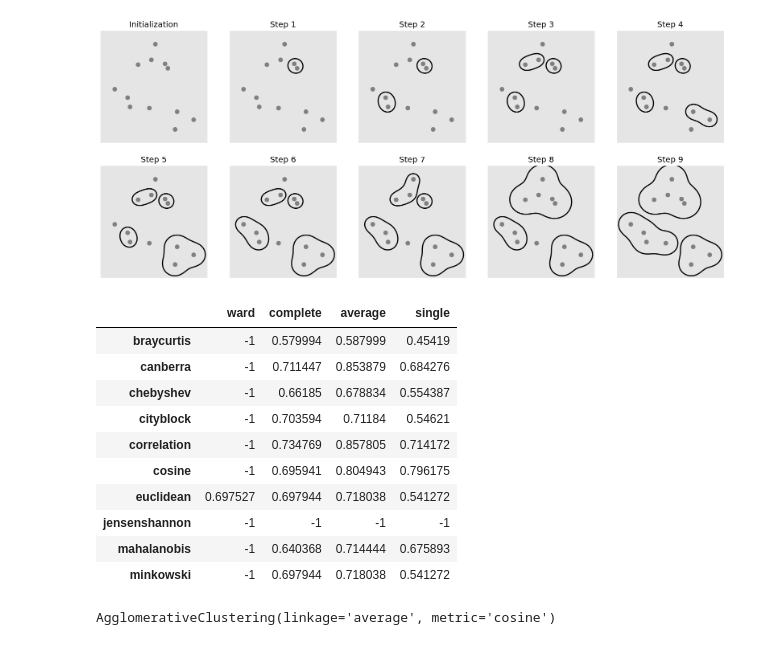
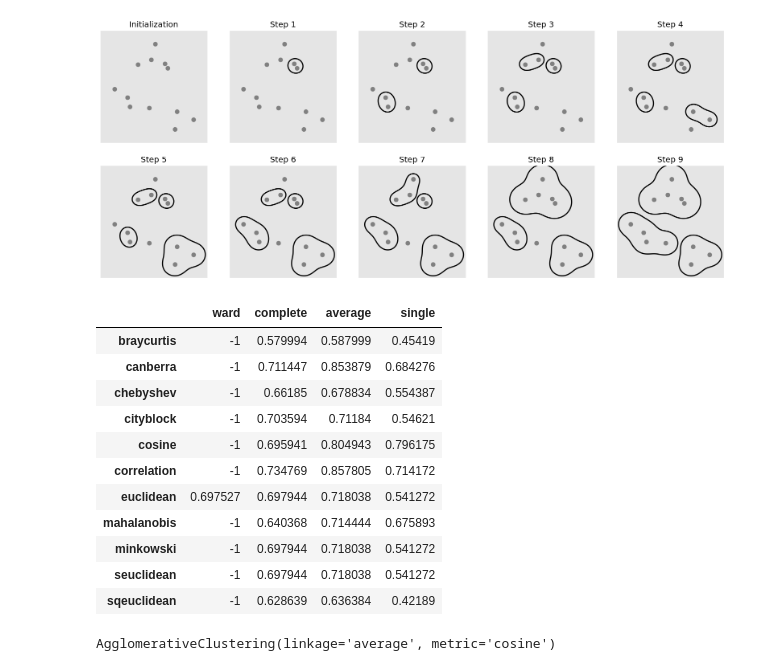
Before and after one commit to lacamposm/Metodos-Estadisticos, a Jupyter notebook: Lectura_8_Cluster_Jerarquico.ipynb, the cells around one changed output. Saved outputs shown, nothing was run; the diff lists cells and outputs as text; code cells hidden in the pictures.

```diff
--- a/Lectura_8_Cluster_Jerarquico.ipynb
+++ b/Lectura_8_Cluster_Jerarquico.ipynb
@@ -340,11 +348,10 @@ USArrests.describe().T
 # %% [markdown]
 Recuerde que debemos estandarizar los datos.
 # %%
-scaler = StandardScaler()
-scaler.fit(USArrests)
+scaler_data_usarrets = StandardScaler().fit_transform(USArrests)
 ##
-df = pd.DataFrame(scaler.transform(USArrests), columns=USArrests.columns, index=USArrests.index)
-df.head(6)
+df_scaler_usarrets = pd.DataFrame(scaler_data_usarrets, columns=USArrests.columns, index=USArrests.index)
+df_scaler_usarrets.head(6)
 # %% [output]
 |  | Murder | Assault | UrbanPop | Rape |
 | Alabama | 1.255179 | 0.790787 | -0.526195 | -0.003451 |
@@ -544,31 +583,34 @@ mglearn.plots.plot_agglomerative_algorithm()
 # %%
 ## En AgglomerativeClustering tenemos los siguientes linkages:
 ## linkage: {"ward", "complete", "average", "single"}, default="ward"
 ## El criterio de vinculación (linkage) determina qué distancia usar entre conjuntos de observación.
 ## El algoritmo fusionará los pares de clústeres que minimizan este criterio.
 ## "ward": Minimiza la varianza de los grupos que se fusionan.
 ## "average": Usa el promedio de las distancias de cada observación de los dos conjuntos.
 ##  El enlace "complete" o "máximo" utiliza las distancias máximas entre todas las observaciones de
 ## los dos conjuntos.
 ## "single": Utiliza el mínimo de las distancias entre todas las observaciones de los dos conjuntos.
-linkages = ["ward","complete","average","single"]
+linkages = ["ward", "complete", "average", "single"]
 ## metric: str or callable, default="euclidean"
 ## Metric used to compute the linkage. Can be “euclidean”, “l1”, “l2”, “manhattan”, “cosine”,
 ## or “precomputed”. If linkage is “ward”, only “euclidean” is accepted. If “precomputed”,
 ## a distance matrix (instead of a similarity matrix) is needed as input for the fit method.
-metrics = ["braycurtis", "canberra", "chebyshev","cityblock", "correlation", "cosine",
-           "euclidean","jensenshannon", "mahalanobis","minkowski",]
+metrics = [
+        "braycurtis", "canberra", "chebyshev", "cityblock", "cosine", "correlation",
+        "euclidean", "mahalanobis", "minkowski", "seuclidean", "sqeuclidean"
+]
 ## Haremos uso de esto para calcular las "mejores" elecciones:
-cophenetic_coef(df, methods=linkages, metrics=metrics)
+cophenetic_coef(df_scaler_usarrets, methods=linkages, metrics=metrics)
 # %% [output]
 |  | ward | complete | average | single |
 | braycurtis | -1 | 0.579994 | 0.587999 | 0.45419 |
 | canberra | -1 | 0.711447 | 0.853879 | 0.684276 |
 | chebyshev | -1 | 0.66185 | 0.678834 | 0.554387 |
 | cityblock | -1 | 0.703594 | 0.71184 | 0.54621 |
+| cosine | -1 | 0.695941 | 0.804943 | 0.796175 |
 | correlation | -1 | 0.734769 | 0.857805 | 0.714172 |
-| cosine | -1 | 0.695941 | 0.804943 | 0.796175 |
 | euclidean | 0.697527 | 0.697944 | 0.718038 | 0.541272 |
-| jensenshannon | -1 | -1 | -1 | -1 |
 | mahalanobis | -1 | 0.640368 | 0.714444 | 0.675893 |
 | minkowski | -1 | 0.697944 | 0.718038 | 0.541272 |
+| seuclidean | -1 | 0.697944 | 0.718038 | 0.541272 |
+| sqeuclidean | -1 | 0.628639 | 0.636384 | 0.42189 |
```
Also changed, not shown: parts of 35 cells of this notebook, 5 other files.
